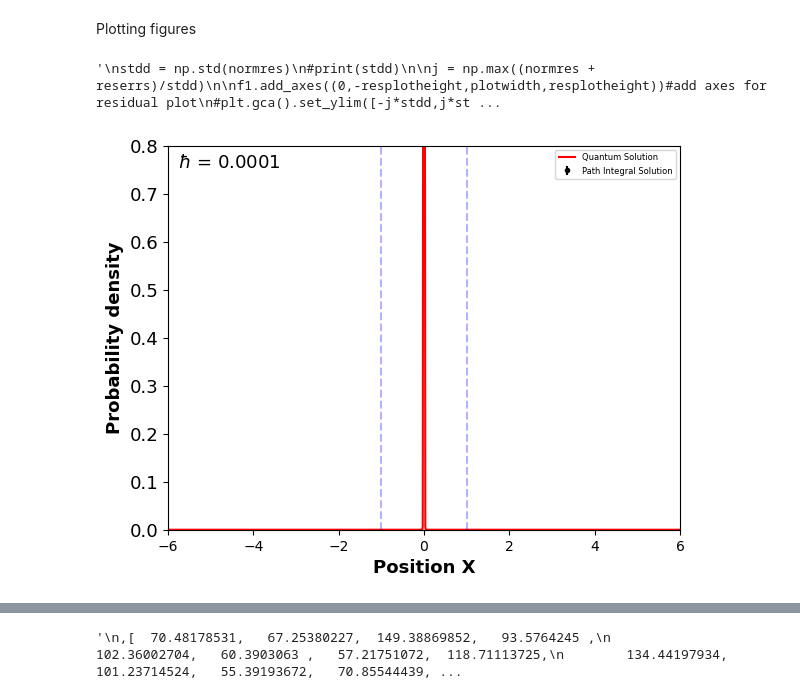
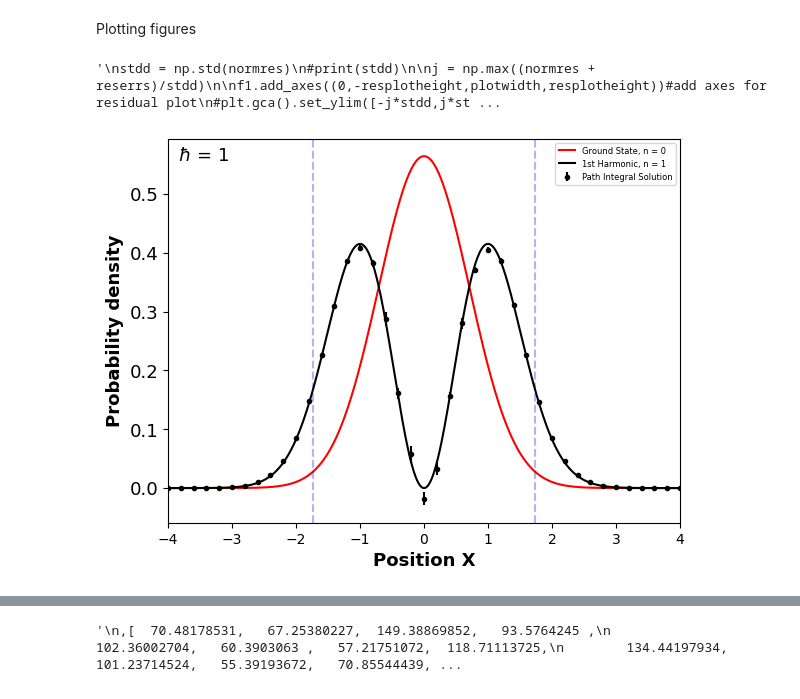
Before and after one commit to Wildeofthewest1/ProjectRepo, a Jupyter notebook: FeynmanPathIntegralJUPYTER.ipynb, the cells around one changed output, grey strips where cells are left out. Cells and saved outputs as stored; diff of their text form; code cells hidden in the pictures.

Commit message:
First Excited state achieved

```diff
--- a/FeynmanPathIntegralJUPYTER.ipynb
+++ b/FeynmanPathIntegralJUPYTER.ipynb
@@ -12,21 +12,27 @@ from matplotlib.ticker import LinearLocator
 Define constants and x values
 # %%
 Iterations = (10**5)
-N = 70 #number of sites
-T = 2*np.pi #total time
+N = 7 #number of sites
+T = 14 #total time
+T2 = 13.6
+T3 = 37
+T4 = 0.2
+
+n = 1
+
 #epsilon = T/(N)
 m = 1
 omega = 1
-hbar = 0.0001
+hbar = 1
 
-n=0
-E = 0.5+n
 
-xf = 6
-xi = -6
+E = (0.5+n)*hbar*omega
+
+xf = 4
+xi = -4
 
 dt = T/N #lattice spacing
-dx = 0.5
+dx = 0.2
 
 Ncor= 10 #int(10*dt)
 epsilon = 1 #1.4*np.sqrt(hbar)
@@ -4039,7 +4066,7 @@ FWHM = nan +- nan
 # %% [markdown]
 Generate an average set of y values and standard errors for a set number of paths
 # %%
-def average(num_trials, paths1):
+def average(num_trials, paths1, Ts1, Ts2, Ts3, Ts4):
 
     num_points = len(xs)  # Length of the wavefunction domain
     results = np.zeros((num_trials, num_points))  # Store Psi results from each trial
@@ -4048,7 +4075,7 @@ def average(num_trials, paths1):
     true_wavefunc = wavefunc(xs)
 
     for i in range(num_trials):
-        results[i] = Psi(paths1)  # Compute Psi for the current trial
+        results[i] = Psi(paths1, Ts1, Ts2, Ts3, Ts4)  # Compute Psi for the current trial
 
     # Calculate the average and errors
     average_ys = np.mean(results, axis=0)  # Average across trials
@@ -4061,7 +4088,7 @@ def average(num_trials, paths1):
 
 num_trls = 10 #num_trls is the same as Ncf
 num_pths = 10
-ys, yerrs = average(num_trls,num_pths)# average(NumberOfAverages,NumberOfPaths)
+ys, yerrs = average(num_trls,num_pths,T,T2,T3,T4)# average(NumberOfAverages,NumberOfPaths)
 #ys1, yerrs1 = average1(num_trls,num_pths)
 # %% [output]
 accepted
@@ -4186,7 +4196,7 @@ f1 = plt.figure(1)
 
 f1.add_axes((0,0,plotwidth,plotheight))
 
-plt.gca().set_ylim([0,0.8])#np.max(ys+yerrs)*1.01])
+#plt.gca().set_ylim([0,0.8])#np.max(ys+yerrs)*1.01])
 plt.gca().set_xlim([xi,xf])
 #plt.gca().axes.get_xaxis().set_ticks([])
 #plt.gca().axes.get_yaxis().set_ticks([0.1,0.2,0.3,0.4,0.5,0.6])
@@ -4203,7 +4213,7 @@ reserrs = np.ones_like(yerrs)
 
 plt.errorbar(xs, ys, yerrs, linestyle = "none", fmt=".", capsize = 0, color = line_Colors[2], label = "Path Integral Solution")#plot the numerical solution
 
-plt.plot(xsFine,wavefunc(xsFine), color = line_Colors[0], label = "Quantum Solution")#plot the analytical solution
+plt.plot(xsFine,wavefunc(xsFine), color = line_Colors[0], label = "Ground State, n = 0")#plot the analytical solution
 
 #plt.plot(xsFine2,classical(xsFine2), color = line_Colors[1], label = "Classical Solution")#classical solution
 
@@ -4212,13 +4222,13 @@ plt.xlabel("Position X", fontsize = textsize, weight = "bold")
 plt.axvline(np.sqrt(2*E),color=line_Colors[1], linestyle='dashed', alpha = 0.3)
 plt.axvline(-np.sqrt(2*E),color=line_Colors[1], linestyle='dashed', alpha = 0.3)
 
-#plt.plot(xsFine,firstHarmonic(xsFine), color = line_Colors[2])#plot the first harmonic analytical solution
+plt.plot(xsFine,firstHarmonic(xsFine), color = line_Colors[2], label = "1st Harmonic, n = 1")#plot the first harmonic analytical solution
 
-#plt.plot(xsFine,secondHarmonic(xsFine), color = line_Colors[2])#plot the second harmonic analytical solution
+#plt.plot(xsFine,secondHarmonic(xsFine), color = line_Colors[1], label = "2nd Harmonic, n = 2")#plot the second harmonic analytical solution
 
-#plt.plot(xsFine,thirdHarmonic(xsFine), color = line_Colors[3],label = "Third Harmonic, n = 3")#plot the third harmonic analytical solution
+#plt.plot(xsFine,thirdHarmonic(xsFine), color = line_Colors[1],label = "3rd Harmonic, n = 3")#plot the third harmonic analytical solution
 
-#plt.plot(xsFine,tenthHarmonic(xsFine), color = line_Colors[3],label = "Tenth Harmonic, n = 10")#plot the tenth harmonic analytical solution
+#plt.plot(xsFine,tenthHarmonic(xsFine), color = line_Colors[3],label = "10th Harmonic, n = 10")#plot the tenth harmonic analytical solution
 
 plt.legend(bbox_to_anchor=(1, 1), loc='upper right', prop={'size': 6})
 
@@ -4285,34 +4295,34 @@ plt.axhline(0,color=line_Colors[2], linestyle='dashed', alpha = 1)
 
 x = np.linspace(-j*stdd,j*stdd,100)
 mean = 0#statistics.mean(normres)
 sd = statistics.stdev(normres)
 
 
 f1.add_axes((plotwidth,-resplotheight,histplotwidth,resplotheight))#add axes for histogram plot
 plt.gca().set_ylim([-j*stdd,j*stdd])
 plt.gca().axes.get_yaxis().set_ticks([])
 plt.gca().axes.get_xaxis().set_ticks([0.2])
 plt.yticks(fontsize = textsize)
 plt.xticks(fontsize = textsize)
 plt.xlabel("Probability\nDensity", fontsize = textsize, weight = "bold")
 histrange = np.arange(-j*stdd,(j+1)*stdd,stdd)
 
 plt.hist(normres, histrange, density=True, orientation = "horizontal", color = line_Colors[1], alpha = 0.4)
 plt.plot( norm.pdf(x, mean, sd), x, color = line_Colors[1])
 
 
 #actionarray = metropolis(100,0)
 #plt.plot(np.arange(0,100,1),actionarray)
 print("mean of residuals = {}".format(np.mean(normres)))#Should be 0, else T is not correct
 #print(sd)
 #print(np.mean(normres)/sd)
 #print(np.sqrt(2))
 plt.show()
 
 """
 # %% [output]
 '\nstdd = np.std(normres)\n#print(stdd)\n\nj = np.max((normres + reserrs)/stdd)\n\nf1.add_axes((0,-resplotheight,plotwidth,resplotheight))#add axes for residual plot\n#plt.gca().set_ylim([-j*stdd,j*st ...
-[figure, old version]
+[figure, new version]
 # %%
 data = [metropolis(50, x) for x in xs]
 
```
Also changed, not shown: parts of 8 cells of this notebook.
